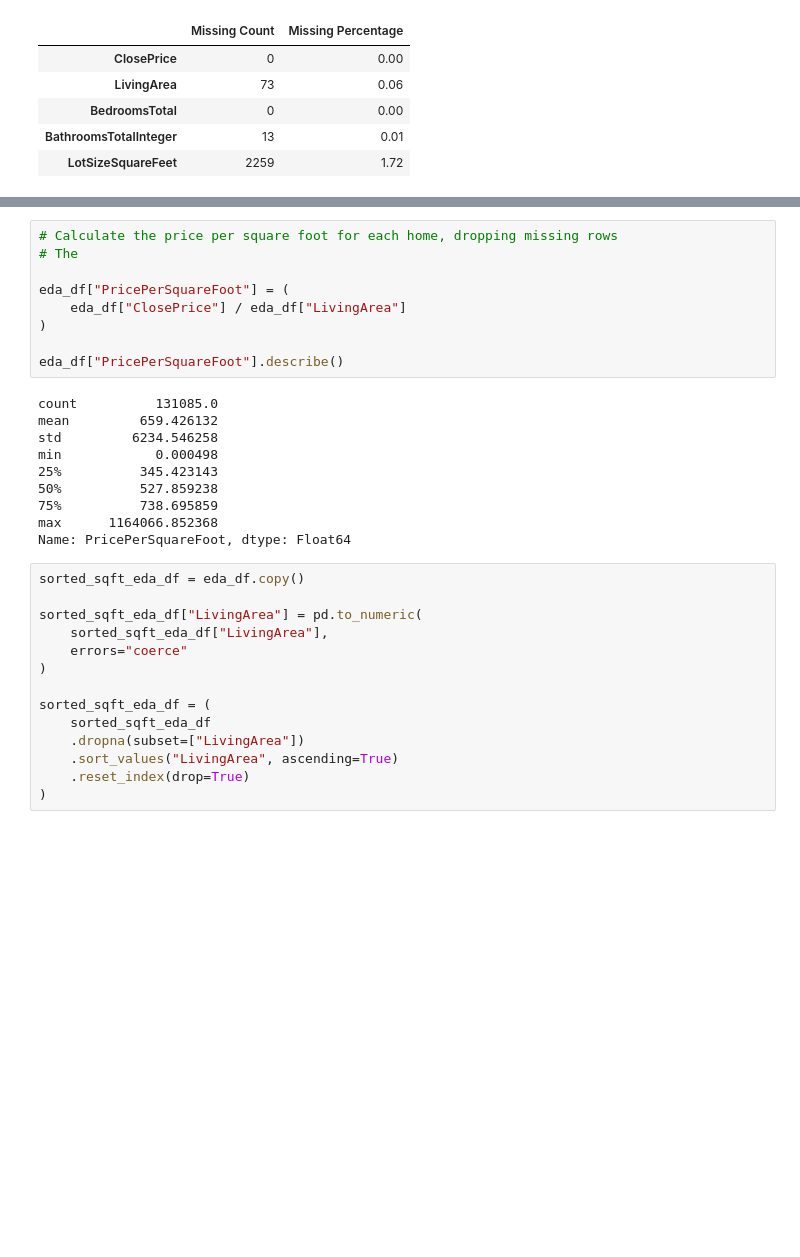
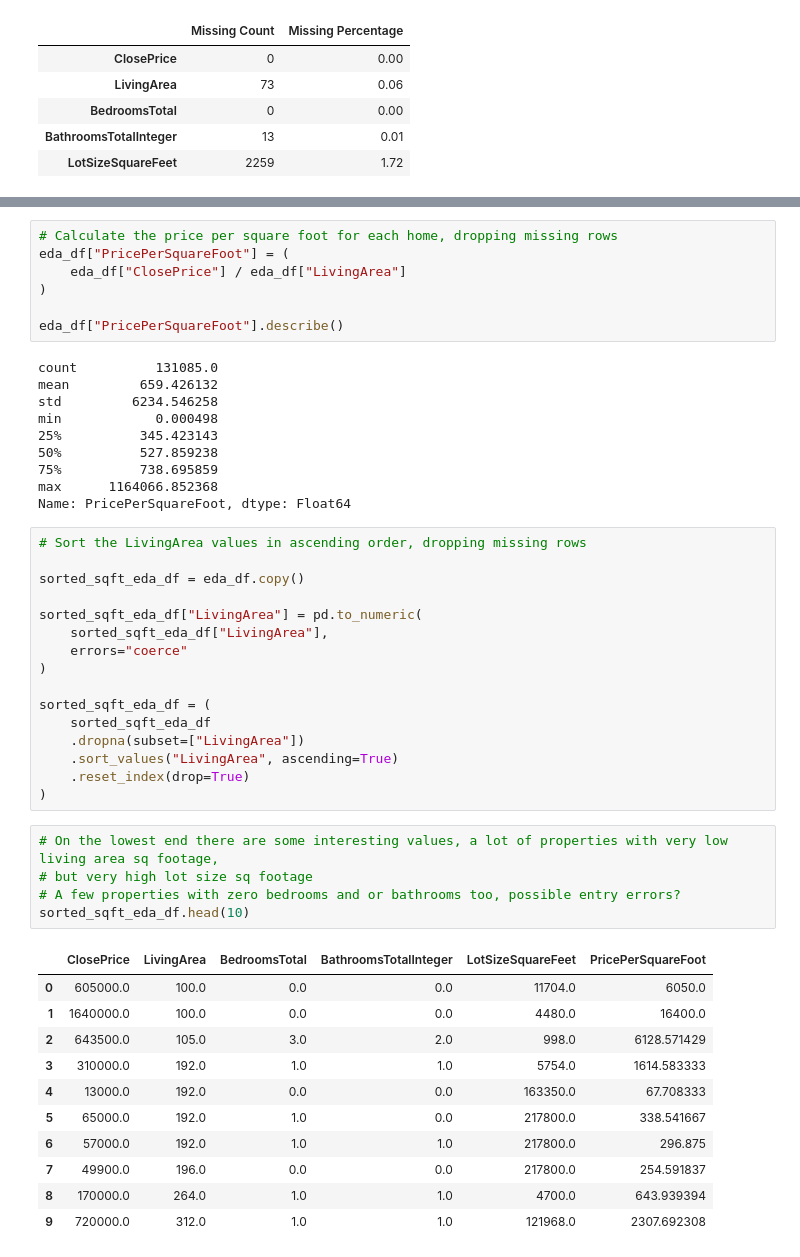
Before and after one commit to watafij1/IDX-Exchange-Data-Science, a Jupyter notebook: notebooks/01_exploration.ipynb, the cells around one changed output, grey strips where cells are left out. Drawn from its saved outputs; the diff is of its cells as text; blank space fills up the shorter version.

```diff
--- a/notebooks/01_exploration.ipynb
+++ b/notebooks/01_exploration.ipynb
@@ -262,8 +258,6 @@ sorted_eda_df.tail(10)
 | 131157 | 989500000.0 | 2289.0 | 5.0 | 3.0 | 10256.0 |
 # %%
 # Calculate the price per square foot for each home, dropping missing rows
-# The
-
 eda_df["PricePerSquareFoot"] = (
     eda_df["ClosePrice"] / eda_df["LivingArea"]
 )
@@ -280,6 +274,8 @@ min            0.000498
 max      1164066.852368
 Name: PricePerSquareFoot, dtype: Float64
 # %%
+# Sort the LivingArea values in ascending order, dropping missing rows
+
 sorted_sqft_eda_df = eda_df.copy()
 
 sorted_sqft_eda_df["LivingArea"] = pd.to_numeric(
@@ -293,3 +289,20 @@ sorted_sqft_eda_df = (
     .sort_values("LivingArea", ascending=True)
     .reset_index(drop=True)
 )
+# %%
+# On the lowest end there are some interesting values, a lot of properties with very low living area sq footage,
+# but very high lot size sq footage
+# A few properties with zero bedrooms and or bathrooms too, possible entry errors?
+sorted_sqft_eda_df.head(10)
+# %% [output]
+|  | ClosePrice | LivingArea | BedroomsTotal | BathroomsTotalInteger | LotSizeSquareFeet | PricePerSquareFoot |
+| 0 | 605000.0 | 100.0 | 0.0 | 0.0 | 11704.0 | 6050.0 |
+| 1 | 1640000.0 | 100.0 | 0.0 | 0.0 | 4480.0 | 16400.0 |
+| 2 | 643500.0 | 105.0 | 3.0 | 2.0 | 998.0 | 6128.571429 |
+| 3 | 310000.0 | 192.0 | 1.0 | 1.0 | 5754.0 | 1614.583333 |
+| 4 | 13000.0 | 192.0 | 0.0 | 0.0 | 163350.0 | 67.708333 |
+| 5 | 65000.0 | 192.0 | 1.0 | 0.0 | 217800.0 | 338.541667 |
+| 6 | 57000.0 | 192.0 | 1.0 | 1.0 | 217800.0 | 296.875 |
+| 7 | 49900.0 | 196.0 | 0.0 | 0.0 | 217800.0 | 254.591837 |
+| 8 | 170000.0 | 264.0 | 1.0 | 1.0 | 4700.0 | 643.939394 |
+| 9 | 720000.0 | 312.0 | 1.0 | 1.0 | 121968.0 | 2307.692308 |
```
Also changed, not shown: parts of 6 cells of this notebook.
